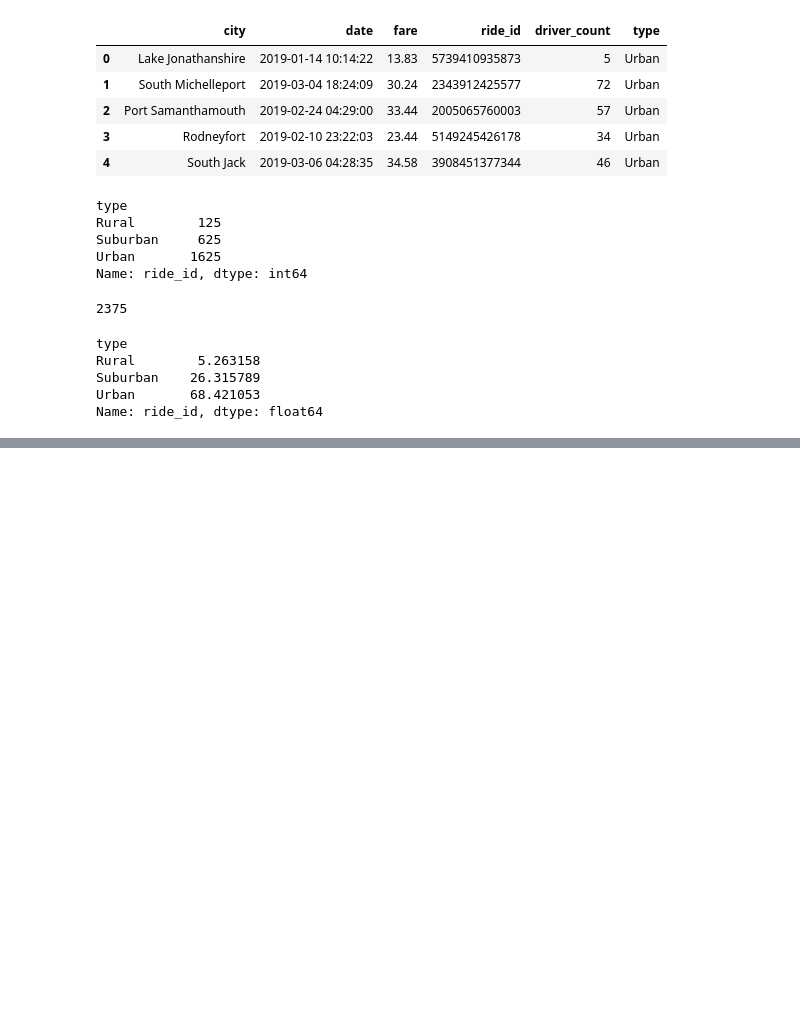
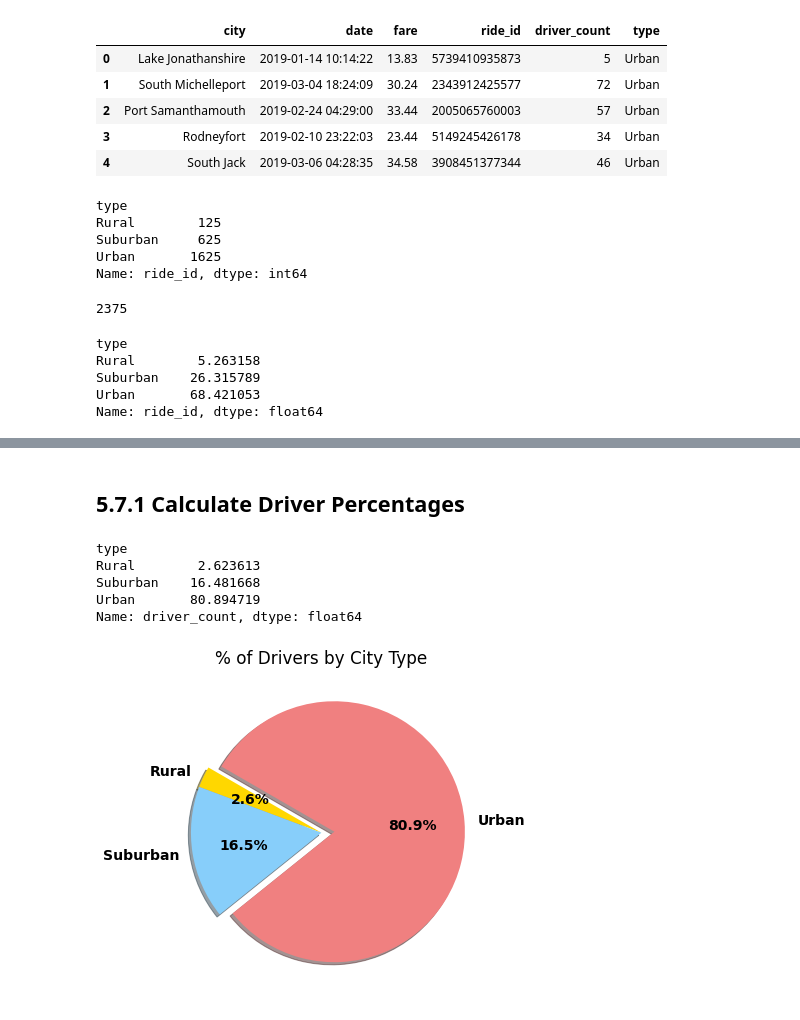
Before and after one commit to mwalbers1/Data-Analytics-Bootcamp, a Jupyter notebook: pyber-analysis/matplotlib_practice.ipynb, the cells around one changed output, grey strips where cells are left out. Saved outputs shown, nothing was run; the diff lists cells and outputs as text; code cells hidden in the pictures; blank space fills up the shorter version.

Commit message:
Calculate Driver Percentages

```diff
--- a/pyber-analysis/matplotlib_practice.ipynb
+++ b/pyber-analysis/matplotlib_practice.ipynb
@@ -1287,0 +1289,15 @@ create_pie_chart_type_pct(ride_percents, "% Total Rides by City Type", "analysis
+# %% [markdown]
+## 5.7.1 Calculate Driver Percentages
+# %%
+driver_percents = city_data_df.groupby(["type"])["driver_count"].sum() / city_data_df["driver_count"].sum() * 100
+driver_percents
+# %% [output]
+type
+Rural        2.623613
+Suburban    16.481668
+Urban       80.894719
+Name: driver_count, dtype: float64
+# %%
+create_pie_chart_type_pct(driver_percents, "% of Drivers by City Type", "analysis/Fig7.png")
+# %% [output]
+[figure, added]
```
Also changed, not shown: parts of 3 cells of this notebook, 3 other files.
